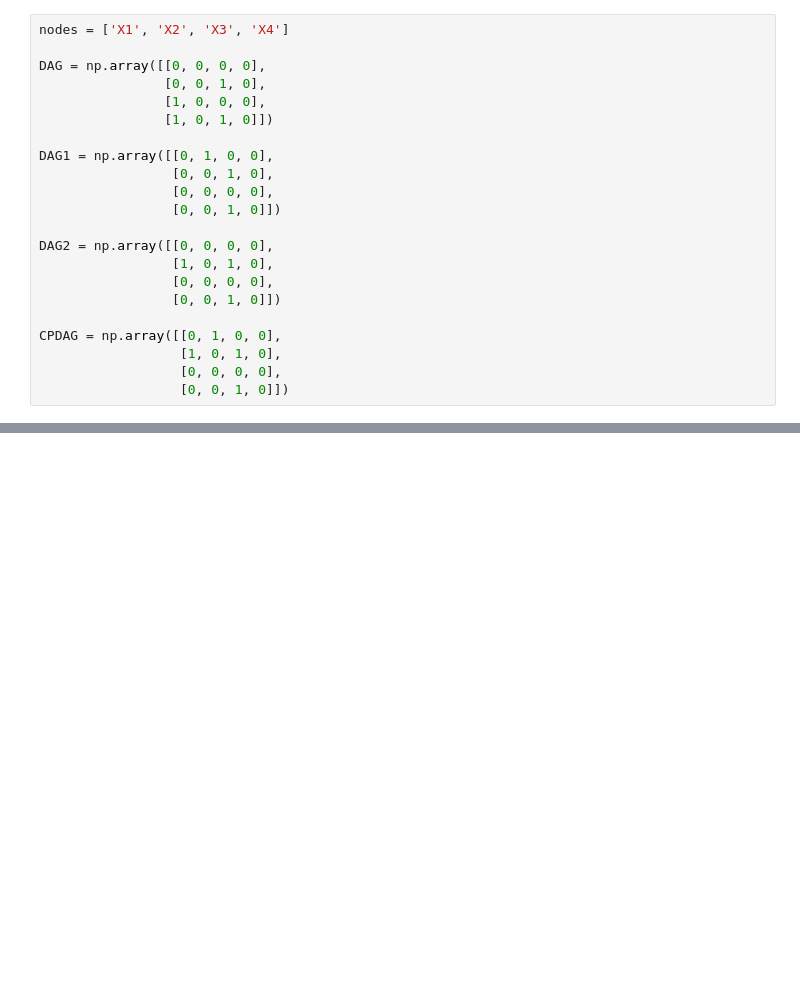
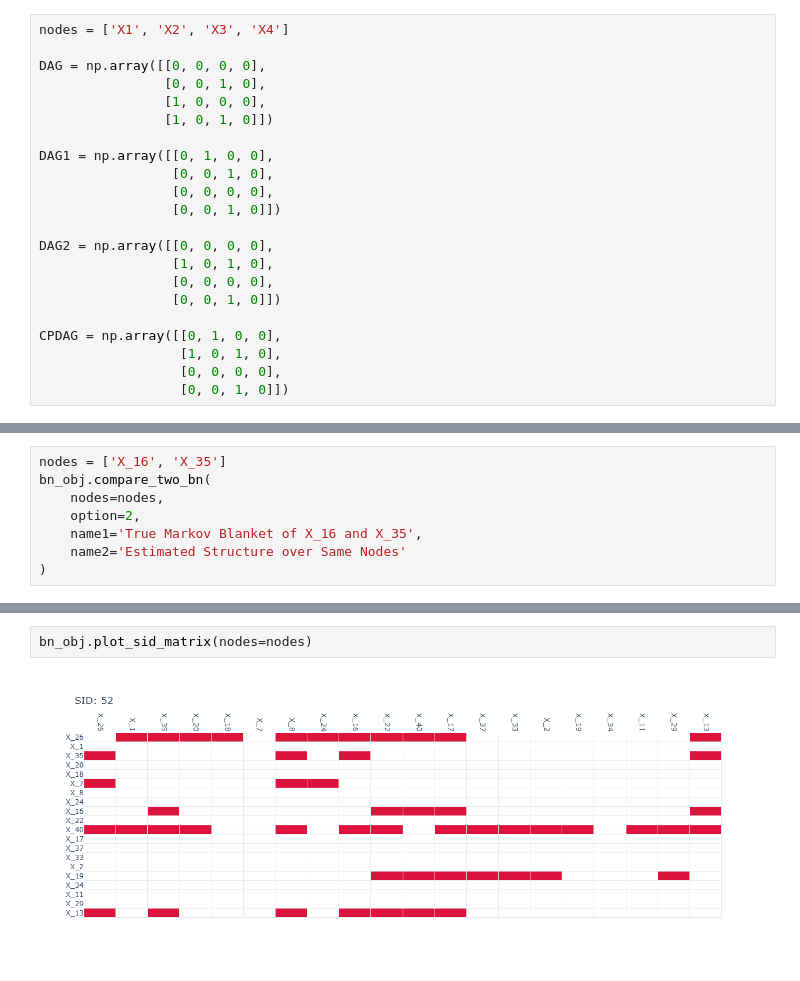
Before and after one commit to averinpa/bnm, a Jupyter notebook: use cases/sid.ipynb, the cells around one changed output, grey strips where cells are left out. Cells and saved outputs as stored; diff of their text form; blank space fills up the shorter version.

```diff
--- a/use cases/sid.ipynb
+++ b/use cases/sid.ipynb
@@ -295,0 +349,8 @@ bn_obj.compare_two_bn(nodes=['X_33'], option=2)
+# %%
+nodes = ['X_16', 'X_35']
+bn_obj.compare_two_bn(
+    nodes=nodes,
+    option=2,
+    name1='True Markov Blanket of X_16 and X_35',
+    name2='Estimated Structure over Same Nodes'
+)
@@ -295,0 +366,4 @@ bn_obj.compare_two_bn(nodes=['X_33'], option=2)
+# %%
+bn_obj.plot_sid_matrix(nodes=nodes)
+# %% [output]
+[figure, added]
```
Also changed, not shown: parts of 55 cells of this notebook.
